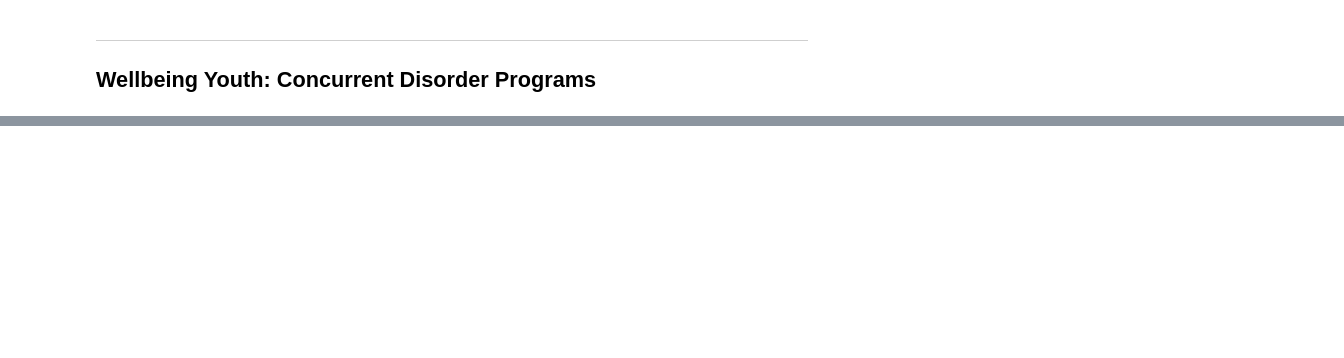
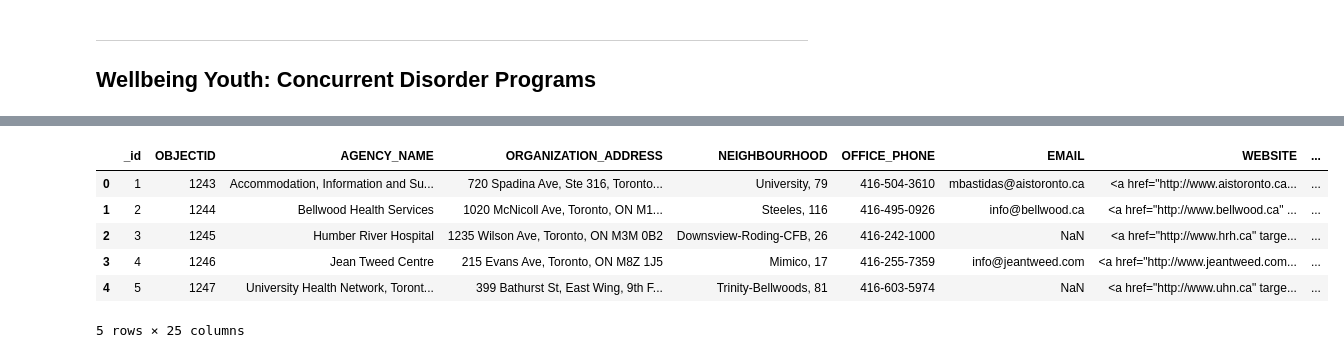
Before and after one commit to tsbarr/toronto-open-data, a Jupyter notebook: mental-health-services/notebooks/01_data_collection.ipynb, the cells around one changed output, grey strips where cells are left out. Drawn from its saved outputs; the diff is of its cells as text; code cells hidden in the pictures; blank space fills up the shorter version.

Commit message:
use methods from toronto_api.py

```diff
--- a/mental-health-services/notebooks/01_data_collection.ipynb
+++ b/mental-health-services/notebooks/01_data_collection.ipynb
@@ -217,0 +145,12 @@ cdp_df
+# %%
+# Get data from active datastore
+cdp_df = client.get_resource_data(package)
+cdp_df.head()
+# %% [output]
+|  | _id | OBJECTID | AGENCY_NAME | ORGANIZATION_ADDRESS | NEIGHBOURHOOD | OFFICE_PHONE | EMAIL | WEBSITE | ... |
+| 0 | 1 | 1243 | Accommodation, Information and Su... | 720 Spadina Ave, Ste 316, Toronto... | University, 79 | 416-504-3610 | mbastidas@aistoronto.ca | <a href="http://www.aistoronto.ca... | ... |
+| 1 | 2 | 1244 | Bellwood Health Services | 1020 McNicoll Ave, Toronto, ON M1... | Steeles, 116 | 416-495-0926 | info@bellwood.ca | <a href="http://www.bellwood.ca" ... | ... |
+| 2 | 3 | 1245 | Humber River Hospital | 1235 Wilson Ave, Toronto, ON M3M 0B2 | Downsview-Roding-CFB, 26 | 416-242-1000 | NaN | <a href="http://www.hrh.ca" targe... | ... |
+| 3 | 4 | 1246 | Jean Tweed Centre | 215 Evans Ave, Toronto, ON M8Z 1J5 | Mimico, 17 | 416-255-7359 | info@jeantweed.com | <a href="http://www.jeantweed.com... | ... |
+| 4 | 5 | 1247 | University Health Network, Toront... | 399 Bathurst St, East Wing, 9th F... | Trinity-Bellwoods, 81 | 416-603-5974 | NaN | <a href="http://www.uhn.ca" targe... | ... |
+5 rows × 25 columns
```
Also changed, not shown: parts of 16 cells of this notebook.
